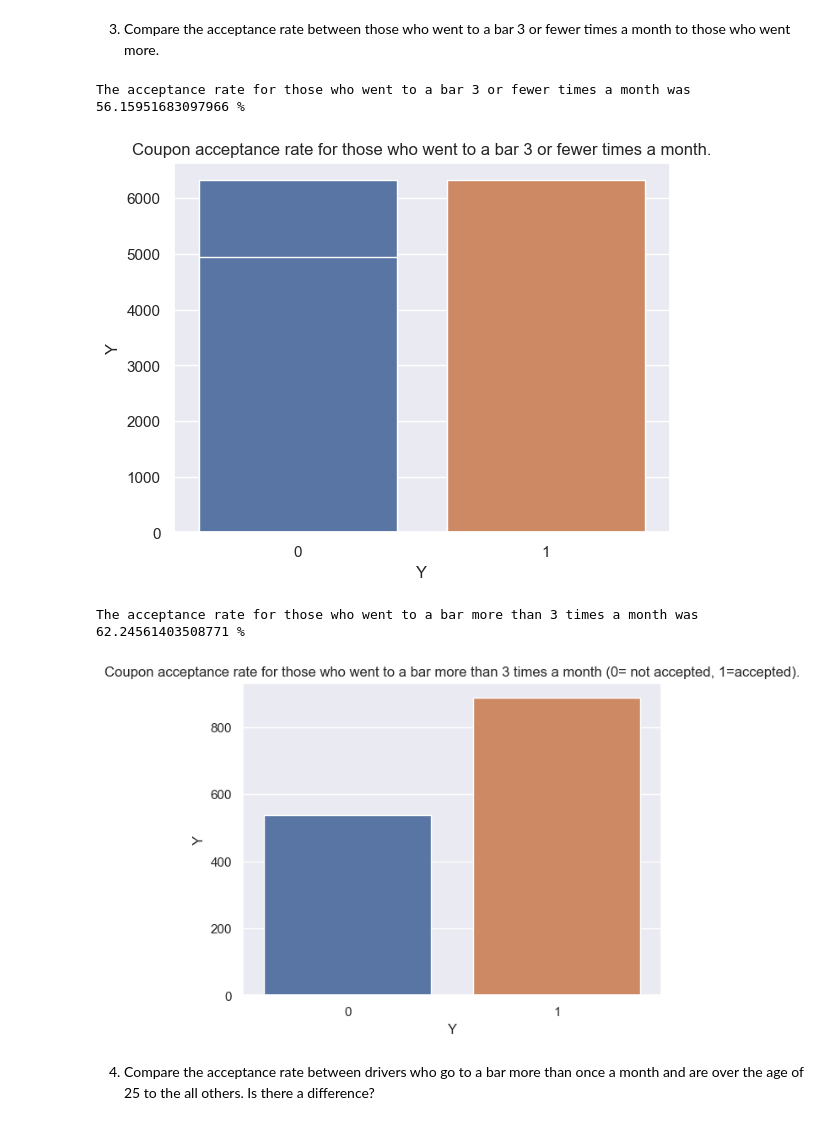
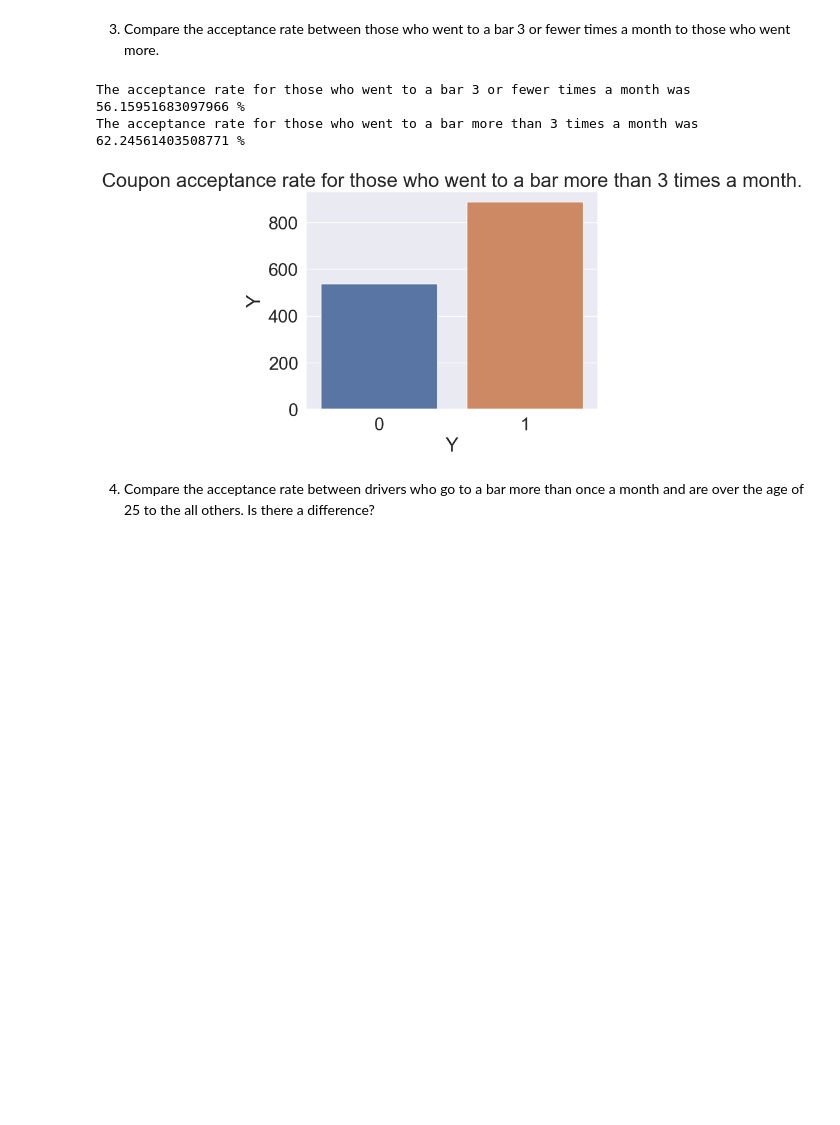
Before and after one commit to jaku2020/4.2_Justyna, a Jupyter notebook: Driver_coupons_Jakubowska.ipynb, the cells around one changed output. Cells and saved outputs as stored; diff of their text form; code cells hidden in the pictures; blank space fills up the shorter version.

```diff
--- a/Driver_coupons_Jakubowska.ipynb
+++ b/Driver_coupons_Jakubowska.ipynb
@@ -234,7 +234,7 @@ Now, we will lead you through an exploration of just the bar related coupons.
 
 1. Create a new `DataFrame` that contains just the bar coupons.
 # %%
-bar_df = data
+bar_df = data.copy()
 bar_df.drop(['CoffeeHouse','RestaurantLessThan20', 'CarryAway', 'Restaurant20To50'], axis=1, inplace=True)
 bar_df.info()
 # %% [output]
@@ -267,7 +267,5 @@ print("The proportion of bar coupons that were accepted was",proportion_of_bar_c
 sns.barplot(data=bar_df, x = "Y", y = data.coupon.value_counts())
 sns.barplot(x=bar_df.Y.value_counts().index, y=bar_df.Y.value_counts())
 plt.title('Coupon acceptance.')
-plt.legend(title="Acceptance")
-sns.set(font_scale = 1)
 plt.show()
 # %% [output]
@@ -278,49 +275,41 @@ The proportion of bar coupons that were accepted was 56.84326710816777 %
 3. Compare the acceptance rate between those who went to a bar 3 or fewer times a month to those who went more.
 # %%
 # Creating a data frame for drivers who go to bars less than 4 times a month.
-bar_less = bar_df
+bar_less = bar_df.copy()
 values = ['4~8', 'gt8']
 bar_less = bar_less[bar_less.Bar.isin(values) == False]
 
 #creating a data for above drivers that accepted a coupon
-bar_less_yes = bar_less
+bar_less_yes = bar_less.copy()
 bar_less_yes = bar_less_yes[bar_less_yes.Y != 0]
 
 #calculating acceptance for above drivers
 acceptance_bar_less = len(bar_less_yes)/ len(bar_less.index)*100
 print("The acceptance rate for those who went to a bar 3 or fewer times a month was", acceptance_bar_less, "%")
 
-sns.barplot(data= bar_less, x = "Y", y = bar_less.Y.value_counts())
-sns.barplot(x=bar_less.Y.value_counts().index, y=bar_less.Y.value_counts())
-plt.title('Coupon acceptance rate for those who went to a bar 3 or fewer times a month.')
-sns.set(font_scale = 1)
-plt.show()
-
 ############################################
 
 # Creating a data frame for drivers who go to bars more than 3 times a month.
-bar_more = bar_df
+bar_more = bar_df.copy()
 values = ['never', 'less1', '1~3']
 bar_more = bar_more[bar_more.Bar.isin(values) == False]
 
 #creating a data for above drivers that accepted a coupon
-bar_more_yes = bar_more
+bar_more_yes = bar_more.copy()
 bar_more_yes = bar_more_yes[bar_more_yes.Y != 0]
 
 #calculating acceptance for above drivers
 acceptance_bar_more = len(bar_more_yes)/ len(bar_more.index)*100
 print("The acceptance rate for those who went to a bar more than 3 times a month was", acceptance_bar_more, "%")
 
 sns.barplot(data= bar_more, x = "Y", y = bar_more.Y.value_counts())
 sns.barplot(x=bar_more.Y.value_counts().index, y=bar_more.Y.value_counts())
-plt.title('Coupon acceptance rate for those who went to a bar more than 3 times a month (0= not accepted, 1=accepted).')
-sns.set(font_scale = 1)
+plt.title('Coupon acceptance rate for those who went to a bar more than 3 times a month.')
 plt.show()
 # %% [output]
 The acceptance rate for those who went to a bar 3 or fewer times a month was 56.15951683097966 %
+The acceptance rate for those who went to a bar more than 3 times a month was 62.24561403508771 %
-[figure, old version]
+[figure, new version]
-The acceptance rate for those who went to a bar more than 3 times a month was 62.24561403508771 %
-[figure, removed]
 # %% [markdown]
 4. Compare the acceptance rate between drivers who go to a bar more than once a month and are over the age of 25 to the all others.  Is there a difference?
 # %%
```
Also changed, not shown: parts of 9 cells of this notebook.
